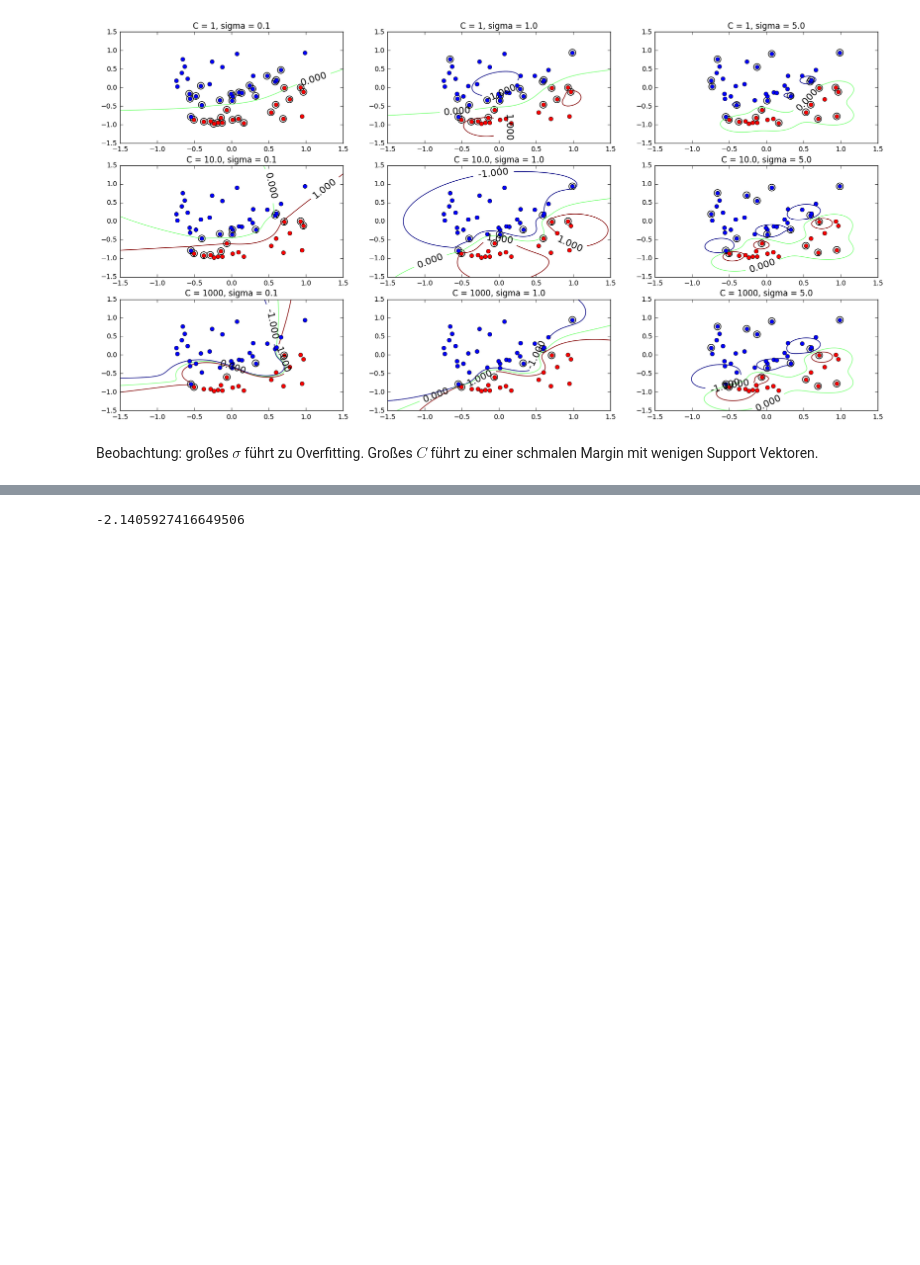
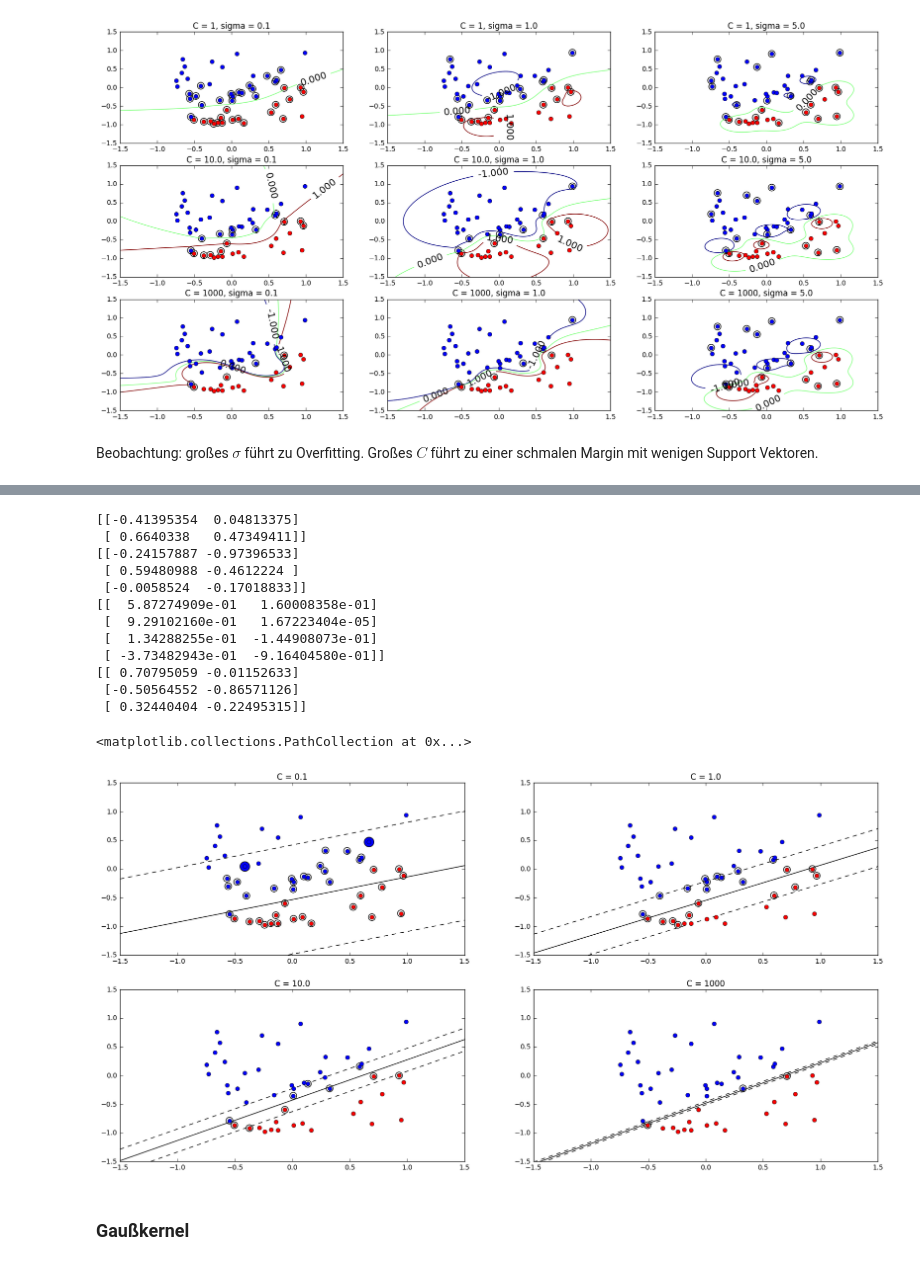
Before and after one commit to LisaBM/ml_project, a Jupyter notebook: SVM_sklearn.ipynb, the cells around one changed output, grey strips where cells are left out. Cells and saved outputs as stored; diff of their text form; code cells hidden in the pictures; blank space fills up the shorter version.

```diff
--- a/SVM_sklearn.ipynb
+++ b/SVM_sklearn.ipynb
@@ -132,7 +131,3 @@ def scalar_product(v1,v2):
-# %%
-C = 10
-solution = smo(np.transpose(example_data),example_labels,C,scalar_product,1e-5,'yes', kernel_identifier='standard scalar product')
-alpha = solution['solution']
 # %%
 def extract_suppvectors(alpha, data):
     supp_indices = np.array([i for i in range(len(data)) if not alpha[i]==0])
@@ -153,8 +150,53 @@ def extract_b(alpha_supp, labels_supp, data_supp, kernel, C):
     return 1./len(indicesonmargin)*sum([labels_supp[i]-y_withoutb(data_supp[i],alpha_supp, labels_supp, data_supp, kernel) for i in range(len(indicesonmargin))])
-# %%
-supp_indices, supp_vectors = extract_suppvectors(alpha, example_data)
-w = extract_w(alpha, example_labels, example_data)
-b = extract_b(alpha[supp_indices], example_labels[supp_indices], example_data[supp_indices], scalar_product, C)
-# %% [output]
--2.1405927416649506
+# %%
+C_list = [0.1, 1., 10., 1000]
+plt_list = []
+fig_linear_Paul = plt.figure(figsize=(20,10))
+x = np.linspace(-1.5, 1.5, 100)
+X, Y = np.meshgrid(x, x)
+
+for i in range(4):
+    C = C_list[i]
+    solution = smo(np.transpose(example_data),example_labels,C,scalar_product,1e-5,'yes', kernel_identifier='standard scalar product')
+    alpha = solution['solution']
+    supp_indices, supp_vectors = extract_suppvectors(alpha, example_data)
+    w = extract_w(alpha, example_labels, example_data)
+    b = extract_b(alpha[supp_indices], example_labels[supp_indices], supp_vectors, scalar_product, C)
+    m = -w[0] / w[1]   #Steigung der Funktionsgleichung, die die decision boundary beschreibt
+    x = np.linspace(-1.5, 1.5)
+    y = m * x - b / w[1]
+
+    #get margin
+    margin = 1 / np.linalg.norm(w)
+    lower_margin = y + np.sqrt(m**2+1)* margin
+    upper_margin = y - np.sqrt(m**2+1) * margin
+
+    plt_list.append(fig_linear_Paul.add_subplot(221+i))
+    plt_list[i].plot(x, y, 'k-', x, lower_margin, 'k--', x,upper_margin, 'k--')
+    p1, = plt_list[i].plot(label1[:,0], label1[:,1], 'ro', label = 'label = 1')
+    p2, = plt_list[i].plot( label0[:,0], label0[:,1], 'o', label = 'label = -1')
+    plt.scatter(supp_vectors[:,0], supp_vectors[:,1], s=100, facecolors = 'none')
+    plt.xlim([-1.5, 1.5])
+    plt.ylim([-1.5, 1.5])
+    plt.title('C = '+str(C))
+
+A = np.transpose(np.array([[-0.41395354,  0.04813375],[ 0.6640338,   0.47349411]]))#angeblich support vectoren auf dem rand der margin für C=0.1
+plt_list[0].scatter(A[0], A[1], s=200)
+# %% [output]
+[[-0.41395354  0.04813375]
+ [ 0.6640338   0.47349411]]
+[[-0.24157887 -0.97396533]
+ [ 0.59480988 -0.4612224 ]
+ [-0.0058524  -0.17018833]]
+[[  5.87274909e-01   1.60008358e-01]
+ [  9.29102160e-01   1.67223404e-05]
+ [  1.34288255e-01  -1.44908073e-01]
+ [ -3.73482943e-01  -9.16404580e-01]]
+[[ 0.70795059 -0.01152633]
+ [-0.50564552 -0.86571126]
+ [ 0.32440404 -0.22495315]]
+<matplotlib.collections.PathCollection at 0x...>
+[figure, added]
+# %% [markdown]
+### Gaußkernel
 # %%
```
Also changed, not shown: parts of 12 cells of this notebook.
